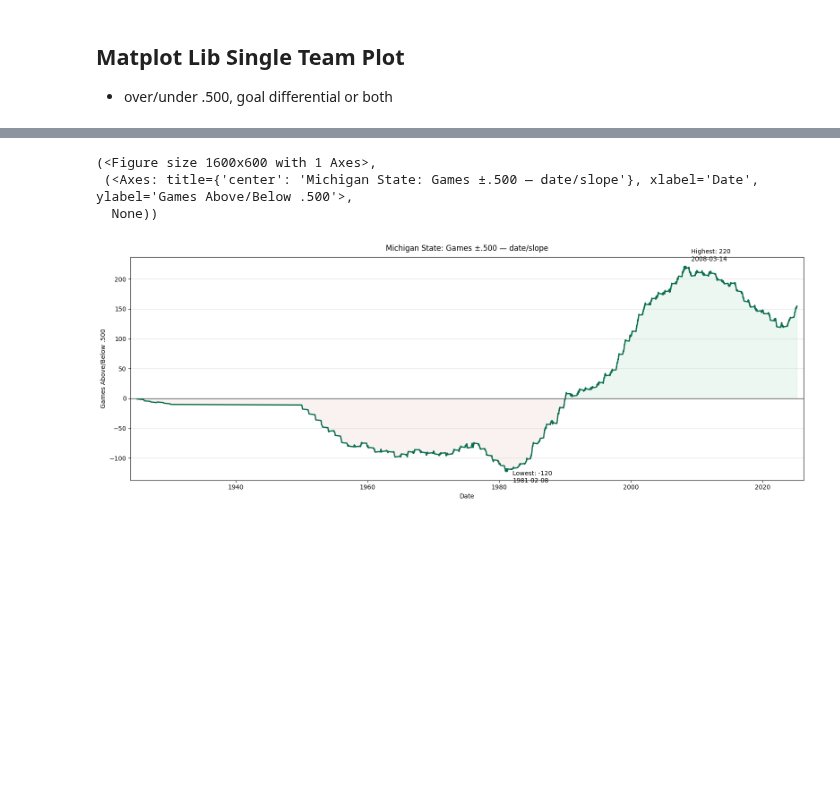
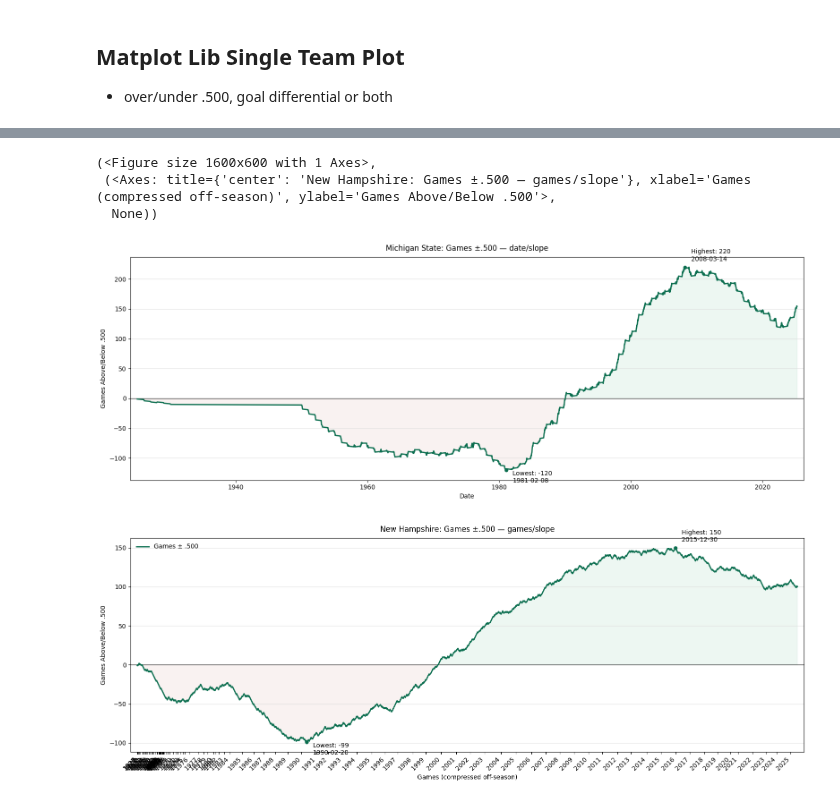
Before and after one commit to JSmith1826/college_hockey_2526, a Jupyter notebook: workbook/cumlative_all_time_records.ipynb, the cells around one changed output, grey strips where cells are left out. Cells and saved outputs as stored; diff of their text form; code cells hidden in the pictures; blank space fills up the shorter version.

```diff
--- a/workbook/cumlative_all_time_records.ipynb
+++ b/workbook/cumlative_all_time_records.ipynb
@@ -870,12 +1355,13 @@ tl = pd.read_csv("../data/tables/team_timeseries.csv", parse_dates=["Date"])
 # %%
 ## Call Version 2 of Plotting Function
 plot_team_timeline(tl, "Michigan State", mode="games",
                    time_scale="date", style="slope")
 
-# plot_team_timeline(tl, "New Hampshire", mode="games",
-                #    time_scale="games", style="slope", show_legend=True)
+plot_team_timeline(tl, "New Hampshire", mode="games",
+                   time_scale="games", style="slope", show_legend=True)
 # %% [output]
 (<Figure size 1600x600 with 1 Axes>,
- (<Axes: title={'center': 'Michigan State: Games ±.500 — date/slope'}, xlabel='Date', ylabel='Games Above/Below .500'>,
+ (<Axes: title={'center': 'New Hampshire: Games ±.500 — games/slope'}, xlabel='Games (compressed off-season)', ylabel='Games Above/Below .500'>,
   None))
 [figure]
+[figure, added]
```
Also changed, not shown: parts of 8 cells of this notebook, 5 other files.
